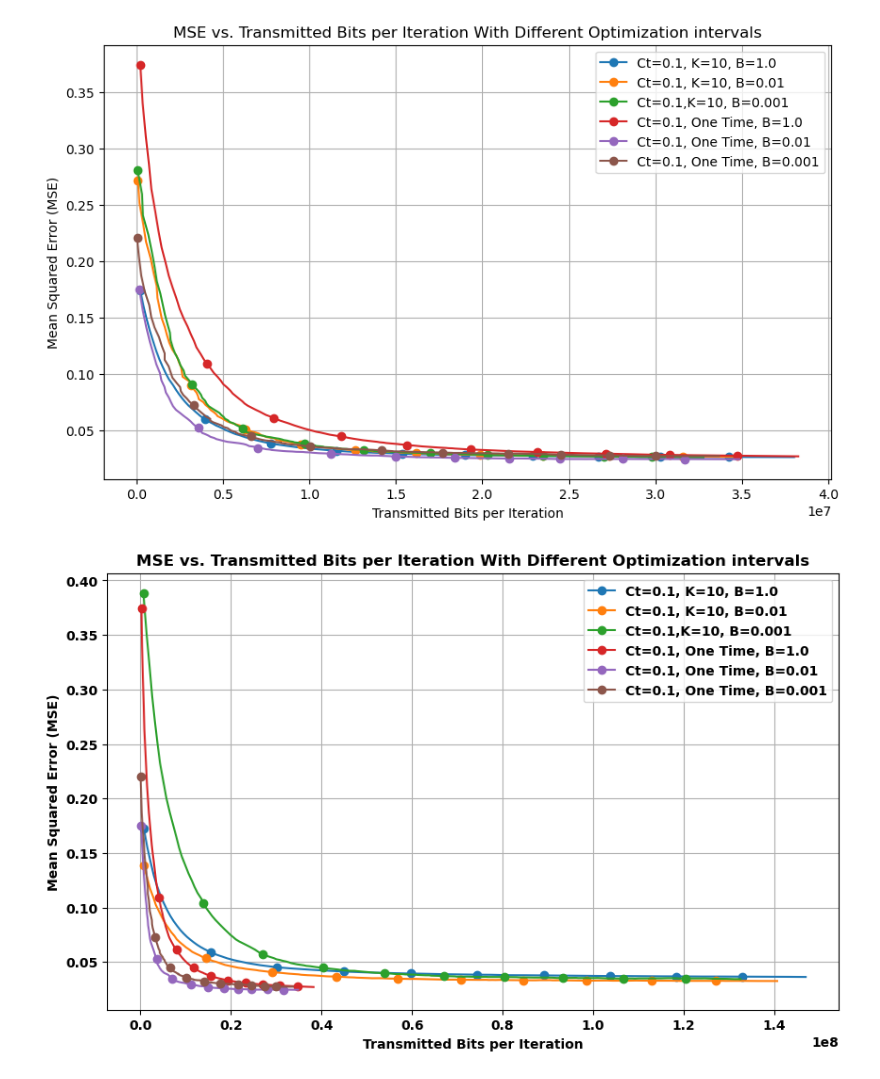
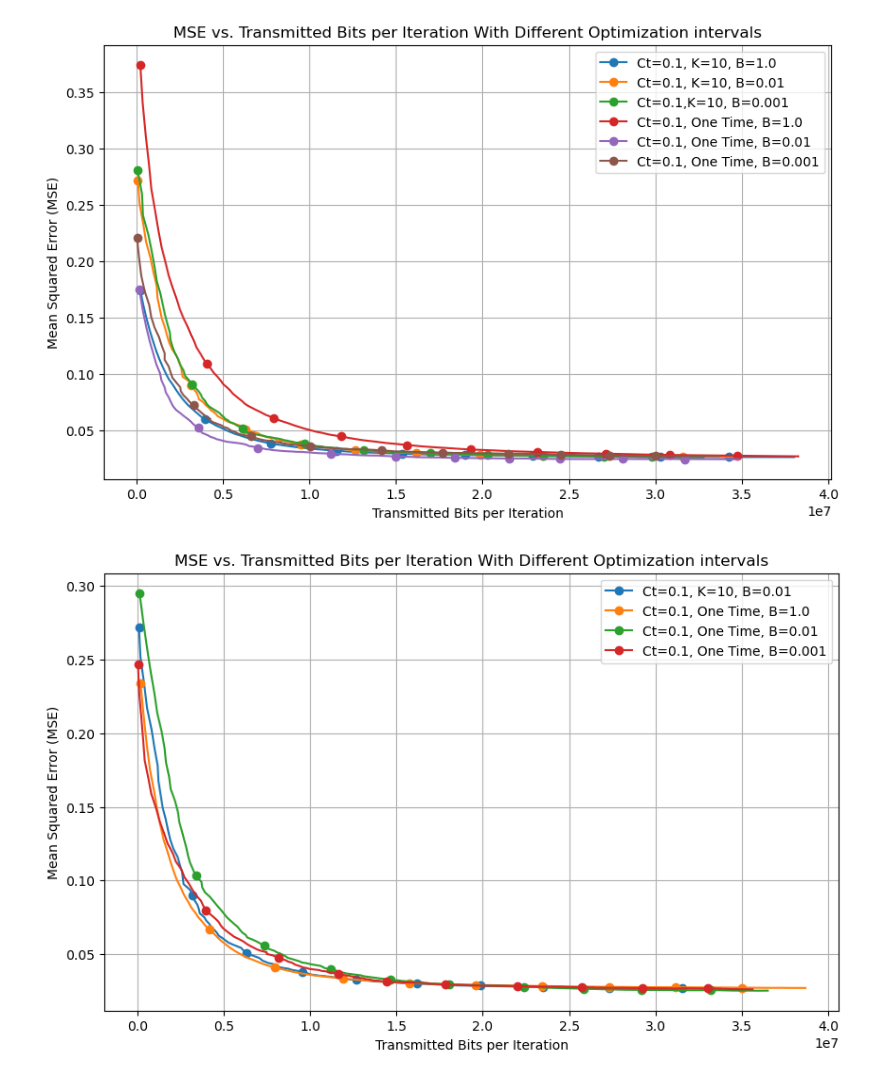
Before and after one commit to abdulmomen-ghalkha/WirelessSheaves, a Jupyter notebook: plots.ipynb, the cells around one changed output. Drawn from its saved outputs; the diff is of its cells as text; code cells hidden in the pictures.

Commit message:
Add new figures

```diff
--- a/plots.ipynb
+++ b/plots.ipynb
@@ -302,37 +302,37 @@ plt.show()
 # %%
 # Define file patterns for different Ct values
 file_patterns = {
-    "Ct=0.1, K=10, B=1.0": "./results/school_Sheaf-FMTL-subgraph_0.001_0.005_0.05_5_0.02_factor_0.4_200_beta_1.0_Ct_0.4_time_*_K_200.h5",
-    "Ct=0.1, K=10, B=0.01": "./results/school_Sheaf-FMTL-subgraph_0.001_0.005_0.05_5_0.02_factor_0.4_200_beta_0.01_Ct_0.4_time_*_K_200.h5",
-    "Ct=0.1,K=10, B=0.001": "./results/school_Sheaf-FMTL-subgraph_0.001_0.005_0.05_5_0.02_factor_0.4_200_beta_0.001_Ct_0.4_time_*_K_200.h5",
+    #"Ct=0.1, K=10, B=1.0": "./results/school_Sheaf-FMTL-subgraph_0.001_0.005_0.05_5_0.02_factor_0.4_200_beta_1.0_Ct_0.1_time_*_K_10.h5",
+    "Ct=0.1, K=10, B=0.01": "./results/school_Sheaf-FMTL-subgraph_0.001_0.005_0.05_5_0.02_factor_0.4_200_beta_0.01_Ct_0.1_time_*_K_10.h5",
+    #"Ct=0.1,K=10, B=0.001": "./results/school_Sheaf-FMTL-subgraph_0.001_0.005_0.05_5_0.02_factor_0.4_200_beta_0.001_Ct_0.1_time_*_K_10.h5",
     "Ct=0.1, One Time, B=1.0": "./results/school_Sheaf-FMTL-subgraph_0.001_0.005_0.05_5_0.02_factor_0.4_200_beta_1.0_Ct_0.1_time_*_K_200.h5",
     "Ct=0.1, One Time, B=0.01": "./results/school_Sheaf-FMTL-subgraph_0.001_0.005_0.05_5_0.02_factor_0.4_200_beta_0.01_Ct_0.1_time_*_K_200.h5",
     "Ct=0.1, One Time, B=0.001": "./results/school_Sheaf-FMTL-subgraph_0.001_0.005_0.05_5_0.02_factor_0.4_200_beta_0.001_Ct_0.1_time_*_K_200.h5",
     #"Cb=0.9": "./results/school_Sheaf-FMTL-subgraph_0.001_0.005_0.05_5_0.02_factor_0.4_200_beta_0.01_Ct_0.9_time_*.h5"
 }
 
 # Plotting
 plt.figure(figsize=(10, 6))
 
 for label, file_pattern in file_patterns.items():
     # Retrieve transmitted bits, mean MSE, and std MSE for the current pattern
     transmitted_bits, mse_mean, mse_std = get_mse_mean_std(file_pattern)
 
     # Plot mean with standard deviation
     plt.plot(transmitted_bits, mse_mean, label=label, marker='o', linestyle='-', markevery=20)
     plt.fill_between(transmitted_bits, mse_mean - 5 * mse_std, mse_mean + 5 * mse_std, alpha=0.2)
 
 # Label the plot
 plt.xlabel("Transmitted Bits per Iteration")
 plt.ylabel("Mean Squared Error (MSE)")
 plt.title("MSE vs. Transmitted Bits per Iteration With Different Optimization intervals")
 plt.legend()
 plt.grid(True)
 # Save the plot as a PDF
 plt.savefig("MSE_vs_Transmitted_Bits_Cb.pdf", format="pdf")
 plt.show()
 # %% [output]
-[figure, old version]
+[figure, new version]
 # %%
 # Define file patterns for different Ct values
 file_patterns = {
```
Also changed, not shown: parts of 7 cells of this notebook, 5 other files.
